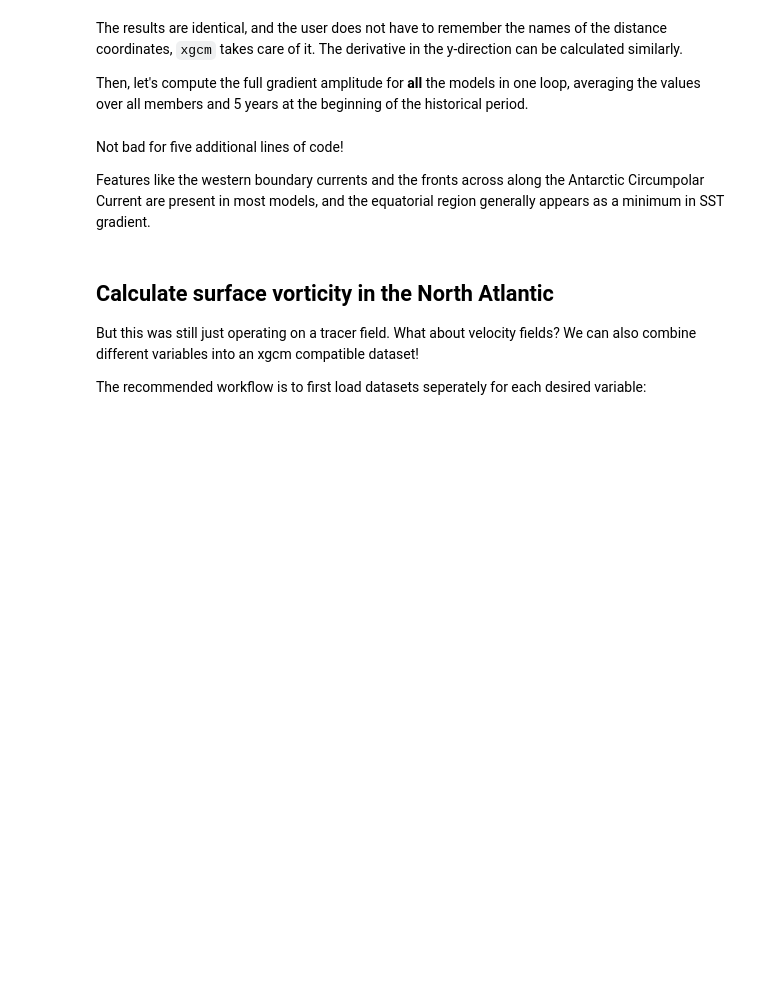
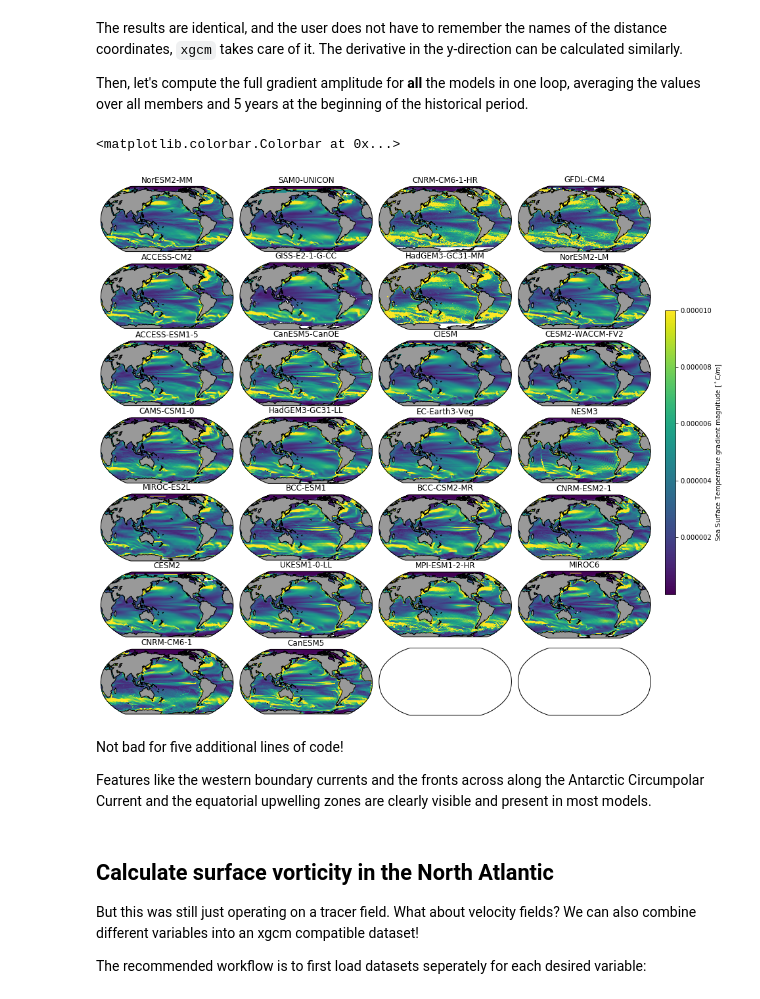
Before and after one commit to jbusecke/earthcube2020_cmip6_xgcm, a Jupyter notebook: busecke_abernathey_earthcube2020.ipynb, the cells around one changed output. Saved outputs shown, nothing was run; the diff lists cells and outputs as text; code cells hidden in the pictures; blank space fills up the shorter version.

```diff
--- a/busecke_abernathey_earthcube2020.ipynb
+++ b/busecke_abernathey_earthcube2020.ipynb
@@ -1077,37 +1077,41 @@ for ax, (k, ds) in zip(axarr.flat, ddict_pp.items()):
     dt_dy = grid.interp(dt_dy, 'Y', boundary='extend')
     grad = (dt_dx**2 + dt_dy**2)**0.5
 
     ds['grad'] = grad
 
     # take an average over the first 5 years of the run
     ds = ds.isel(time=slice(0,12*5)).mean('time', keep_attrs=True)
 
     # take the average over all available model members
     if "member_id" in ds.dims:
         ds = ds.mean('member_id', keep_attrs=True)
 
     # and plot the resulting 2d array using xarray
     pp = ds.grad.plot(
         ax=ax,
         x="lon",
         y="lat",
         vmin=1e-9,
         vmax=1e-5,
         transform=ccrs.PlateCarree(),
         infer_intervals=False,
         add_colorbar=False,
     )
     ax.set_title(ds.attrs['source_id'])
+    ax.add_feature(cfeature.LAND, facecolor='0.6')
     ax.coastlines()
 
 fig.subplots_adjust(hspace=0.05, wspace=0.05)
 fig.subplots_adjust(right=0.9)
 cbar_ax = fig.add_axes([0.92, 0.3, 0.015, 0.4])
 fig.colorbar(pp, cax=cbar_ax, label="Sea Surface Temperature gradient magnitude [$^\circ C/m$]")
+# %% [output]
+<matplotlib.colorbar.Colorbar at 0x...>
+[figure, added]
 # %% [markdown]
 Not bad for five additional lines of code!
 
-Features like the western boundary currents and the fronts across along the Antarctic Circumpolar Current are present in most models, and the equatorial region generally appears as a minimum in SST gradient.
+Features like the western boundary currents and the fronts across along the Antarctic Circumpolar Current and the equatorial upwelling zones are clearly visible and present in most models.
 # %% [markdown]
 ## Calculate surface vorticity in the North Atlantic
 
```
Also changed, not shown: parts of 9 cells of this notebook.
